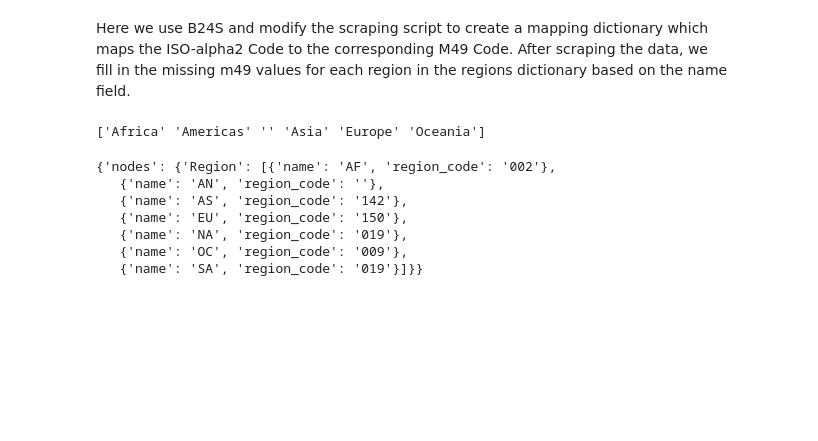
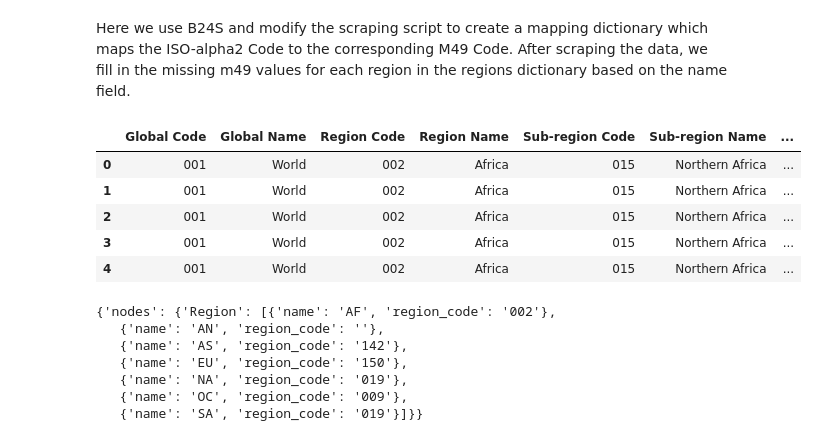
Before and after one commit to AY2425S1-DSA3101-Weeping-Wranglers/WW-AI-GK, a Jupyter notebook: industry_node.ipynb, the cells around one changed output. Drawn from its saved outputs; the diff is of its cells as text; code cells hidden in the pictures; blank space fills up the shorter version.

```diff
--- a/industry_node.ipynb
+++ b/industry_node.ipynb
@@ -227,35 +227,40 @@ response = requests.get(url)
 soup = BeautifulSoup(response.content, 'html.parser')
 
 table = soup.find('table')
 
 rows = table.find_all('tr')
 
 data = []
 
 for row in rows[1:]:
     cols = row.find_all('td')
     if len(cols) >= 13:
         entry = {
             "Global Code": cols[0].text.strip(),
             "Global Name": cols[1].text.strip(),
             "Region Code": cols[2].text.strip(),
             "Region Name": cols[3].text.strip(),
             "Sub-region Code": cols[4].text.strip(),
             "Sub-region Name": cols[5].text.strip(),
             "Intermediate Region Code": cols[6].text.strip(),
             "Intermediate Region Name": cols[7].text.strip(),
             "Country or Area": cols[8].text.strip(),
             "M49 Code": cols[9].text.strip(),
             "ISO-alpha2 Code": cols[10].text.strip(),
             "ISO-alpha3 Code": cols[11].text.strip()
         }
         data.append(entry)
 
 df = pd.DataFrame(data)
 
-print(df["Region Name"].unique())
+df.head()
 # %% [output]
-['Africa' 'Americas' '' 'Asia' 'Europe' 'Oceania']
+|  | Global Code | Global Name | Region Code | Region Name | Sub-region Code | Sub-region Name | ... |
+| 0 | 001 | World | 002 | Africa | 015 | Northern Africa | ... |
+| 1 | 001 | World | 002 | Africa | 015 | Northern Africa | ... |
+| 2 | 001 | World | 002 | Africa | 015 | Northern Africa | ... |
+| 3 | 001 | World | 002 | Africa | 015 | Northern Africa | ... |
+| 4 | 001 | World | 002 | Africa | 015 | Northern Africa | ... |
 # %%
 def rename_m49_to_region_code(regions):
     for region in regions['nodes']['Region']:
```
Also changed, not shown: parts of 13 cells of this notebook, 1 other file.
